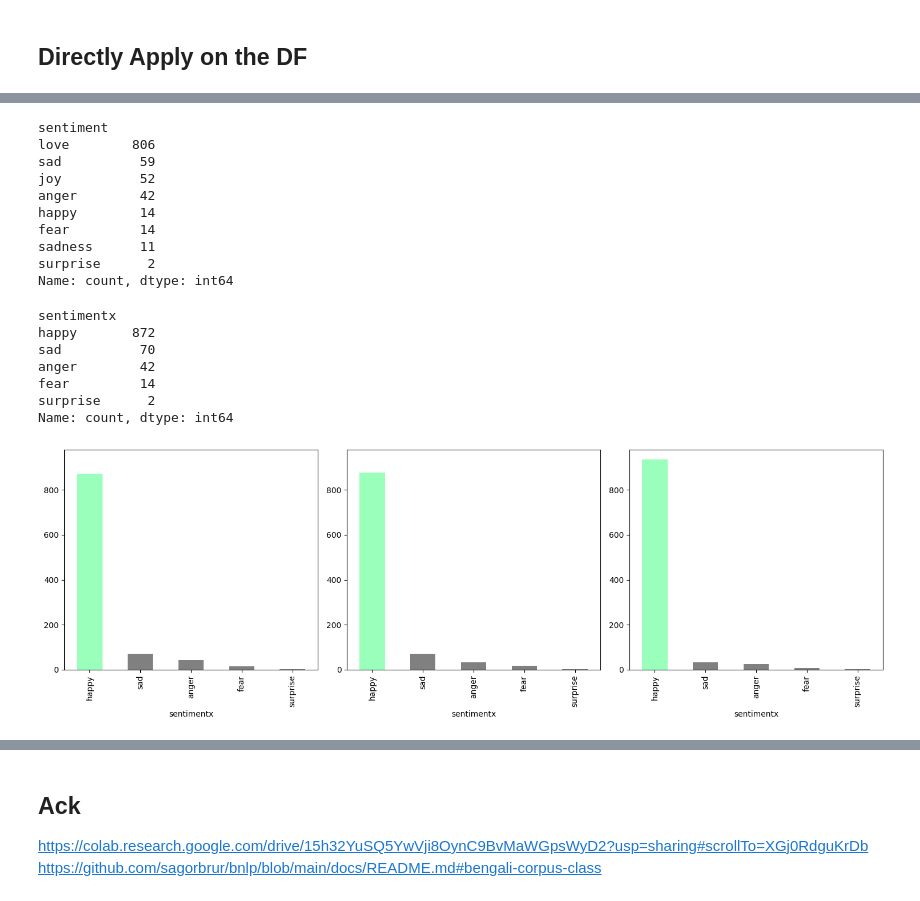
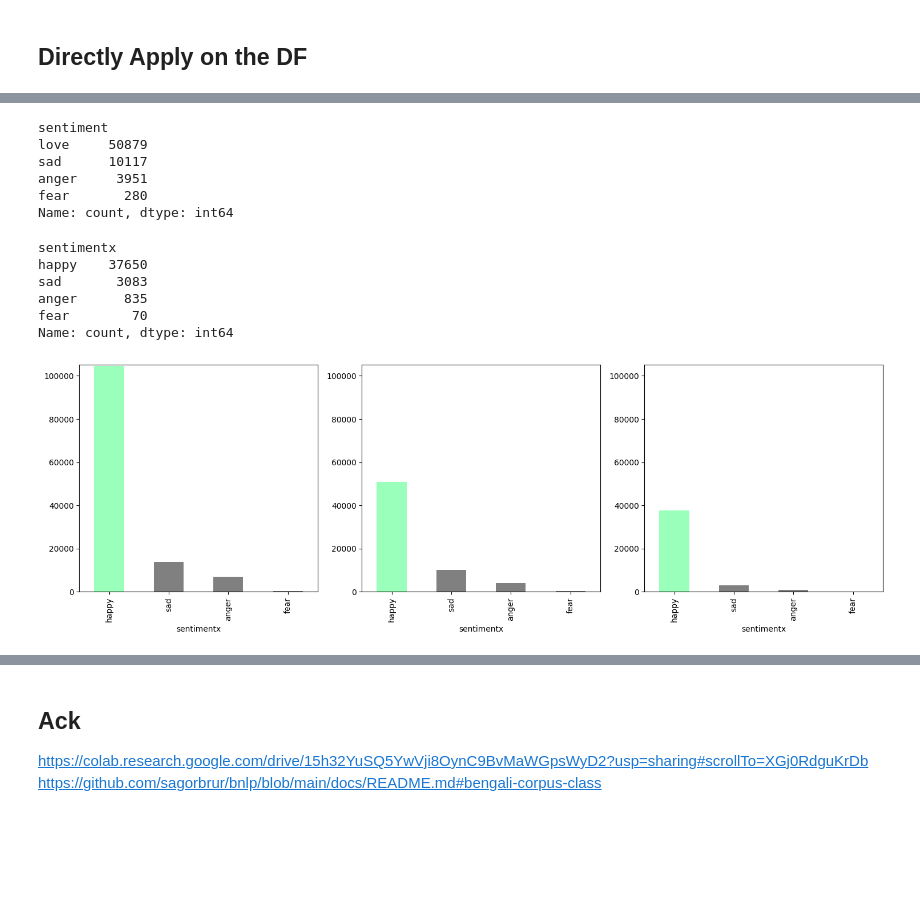
Before and after one commit to oitik/Celebrity_Study_Mir, a Jupyter notebook: mir-sentiment-analysis-v3.ipynb, the cells around one changed output, grey strips where cells are left out. Cells and saved outputs as stored; diff of their text form; code cells hidden in the pictures; blank space fills up the shorter version.

Commit message:
Kaggle Notebook | mir_sentiment_analysis | Version 5

```diff
--- a/mir-sentiment-analysis-v3.ipynb
+++ b/mir-sentiment-analysis-v3.ipynb
@@ -534,7 +540,7 @@ print(classifier_en(text))
 print(f'\nBangla Bert {predict(text, model)}\n')
 
 candidate_labels = ['love', 'sad', 'fear', 'anger', 'surprise']
-candidate_labels = ['আনন্দ', 'দুঃখ', 'অবাক হওয়া', 'ভয়', 'রাগ']
+# candidate_labels = ['আনন্দ', 'দুঃখ', 'অবাক হওয়া', 'ভয়', 'রাগ']
 # print(classifier(text, candidate_labels, multi_label=True)['labels'])
 classifier(text, candidate_labels, multi_label=False)
 # %% [output]
@@ -871,7 +877,7 @@ def finalv4(row, modelx):
 #     print(x)
     if lang == 'Bengali':
         tokenized_text = tokenizer(text,
-                                    return_tensors="pt").to(device)
+                                    return_tensors="pt",  truncation=True, max_length=512).to(device)
 
         with torch.no_grad():
             modelx = modelx.to(device)
@@ -905,0 +901,12 @@ demo1.head(3)
+# %%
+kc = 30000
+k = 2000
+# demo1 = df1[df1['language'] == 'Bengali'][c:c+k].copy()
+# demo2 = df2[df2['language'] == 'Bengali'][c:c+k].copy()
+# demo3 = df3[df3['language'] == 'Bengali'][c:c+k].copy()
+
+demo1 = df1[df1['language'] == 'Bengali'].copy()
+demo2 = df2[df2['language'] == 'Bengali'].copy()
+demo3 = df3[df3['language'] == 'Bengali'].copy()
+
+demo1.head(3)
@@ -905,0 +926,4 @@ demo1.head(3)
+# %%
+demo3.reset_index(drop=True, inplace=True)
+demo1.reset_index(drop=True, inplace=True)
+demo2.reset_index(drop=True, inplace=True)
@@ -911,15 +941,11 @@ demo3['sentiment'] = demo3.progress_apply(finalv4, args=(model,), axis=1)
 # %%
-demo1.sentiment.value_counts()
+demo2.sentiment.value_counts()
 # %% [output]
 sentiment
-love        806
-sad          59
-joy          52
-anger        42
-happy        14
-fear         14
-sadness      11
-surprise      2
+love     50879
+sad      10117
+anger     3951
+fear       280
 Name: count, dtype: int64
 # %%
 sentiment_mapping = {
@@ -933,48 +959,47 @@ demo1['sentimentx'] = demo1['sentiment'].replace(sentiment_mapping)
 demo2['sentimentx'] = demo2['sentiment'].replace(sentiment_mapping)
 demo3['sentimentx'] = demo3['sentiment'].replace(sentiment_mapping)
 # %%
-demo1.sentimentx.value_counts()
+demo3.sentimentx.value_counts()
 # %% [output]
 sentimentx
-happy       872
-sad          70
-anger        42
-fear         14
-surprise      2
+happy    37650
+sad       3083
+anger      835
+fear        70
 Name: count, dtype: int64
 # %%
 # Define colors for the bar chart
 highest_value_color = (153/255, 255/255, 187/255)  # Light green color
 other_values_color = 'gray'
 
 
 def plot_sentiment_bar_chart(ax, df):
     value_counts = df.sentimentx.value_counts()
     colors = [highest_value_color if count == value_counts.max() else other_values_color for count in value_counts]
     ax = value_counts.plot(kind='bar', color=colors, ax=ax)
-    ax.set_ylim(0, max_y+150)
+    ax.set_ylim(0, max_y+500)
 
     return ax
 
 # Determine the maximum y limit
 max_y = max(demo1['sentiment'].value_counts().max(),
             demo2['sentiment'].value_counts().max(),
             demo3['sentiment'].value_counts().max())
 
 
 # Create subplots
 fig, axs = plt.subplots(1, 3, figsize=(15, 5))
 
 # Plot sentiment bar chart for each demo DataFrame
 plot_sentiment_bar_chart(axs[0], demo1)
 plot_sentiment_bar_chart(axs[1], demo2)
 plot_sentiment_bar_chart(axs[2], demo3)
 
 # Show the plot
 plt.tight_layout()
 plt.show()
 # %% [output]
-[figure, old version]
+[figure, new version]
 # %%
 demo1.sentimentx.value_counts().sort_index()
 # %% [output]
```
Also changed, not shown: parts of 28 cells of this notebook.
